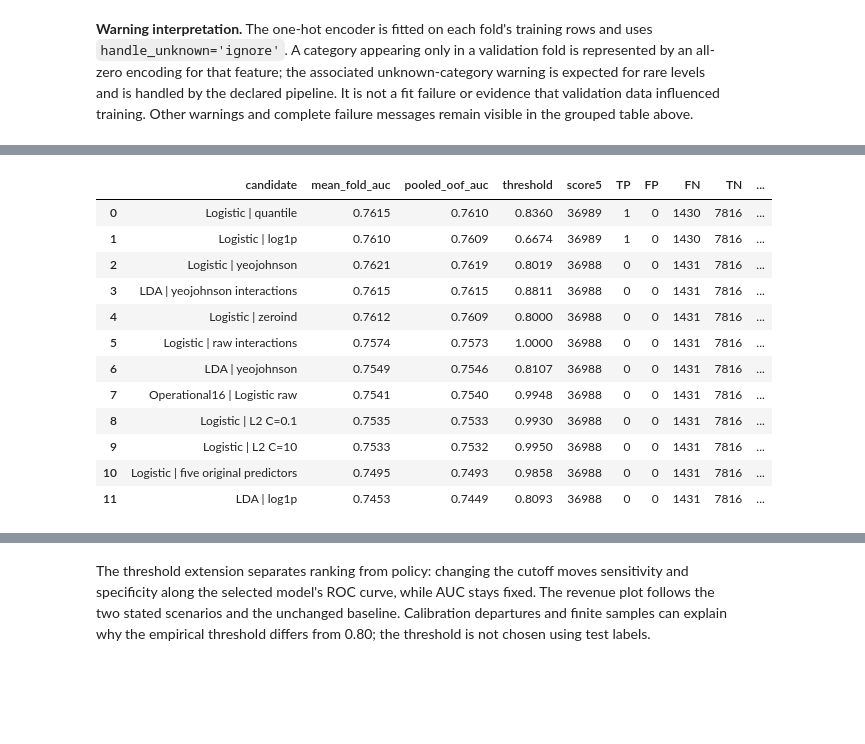
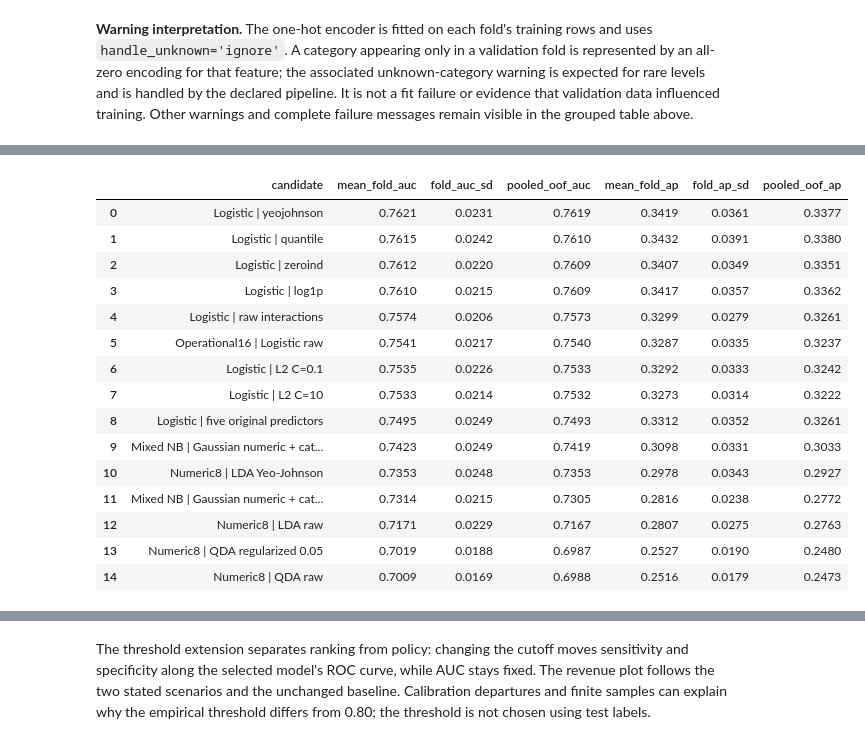
Before and after one commit to lyd-sg/dsa211, a Jupyter notebook: online_shoppers_revised.ipynb, the cells around one changed output, grey strips where cells are left out. Drawn from its saved outputs; the diff is of its cells as text; code cells hidden in the pictures; blank space fills up the shorter version.

Commit message:
fix: align classifier selection and mixed-data models with requirements

```diff
--- a/online_shoppers_revised.ipynb
+++ b/online_shoppers_revised.ipynb
@@ -547,18 +700,19 @@ Scale-normalized Frobenius difference between class covariance matrices: 2.851
 # %%
-CANDIDATES={name:label for name,label in BASELINE_LABELS.items()}
-if repair_row['status']=='OK': CANDIDATES['QDA (regularised)']=repair
+LEGACY_CANDIDATES={name:label for name,label in BASELINE_LABELS.items()}
+if repair_row['status']=='OK': LEGACY_CANDIDATES['QDA (regularised)']=repair
+CANDIDATES={}
 for transform in ['log1p','yeojohnson','quantile','zeroind']:
     for name in ['Logistic','Gaussian NB','LDA']:
         label=f'{name} | {transform}'
         row=evaluate(label,MODELS[name],SAFE,transform,stage='transformation')
-        if row['status']=='OK': CANDIDATES[label]=label
+        if row['status']=='OK': LEGACY_CANDIDATES[label]=label
 five=['ExitRates','ProductRelated_Duration','Month','TrafficType','VisitorType']
 for label,model,columns,transform,poly in [
     ('Logistic | raw interactions',MODELS['Logistic'],SAFE,'raw',True),
     ('Logistic | five original predictors',MODELS['Logistic'],five,'raw',False),
     ('LDA | yeojohnson interactions',MODELS['LDA'],SAFE,'yeojohnson',True)]:
     row=evaluate(label,model,columns,transform,poly,stage='nonlinearity or subset')
-    if row['status']=='OK': CANDIDATES[label]=label
+    if row['status']=='OK': LEGACY_CANDIDATES[label]=label
 for label,model,transform in [
     ('Logistic | L2 C=0.1',LogisticRegression(C=.1,max_iter=3000),'raw'),
     ('Logistic | L2 C=10',LogisticRegression(C=10,max_iter=3000),'raw'),
@@ -566,10 +720,14 @@ for label,model,transform in [
     ('LDA | shrinkage',LinearDiscriminantAnalysis(solver='lsqr',shrinkage='auto'),'raw'),
     ('QDA | regularised 0.01',QuadraticDiscriminantAnalysis(reg_param=.01),'raw')]:
     row=evaluate(label,model,SAFE,transform,stage='model-specific tuning')
-    if row['status']=='OK': CANDIDATES[label]=label
+    if row['status']=='OK': LEGACY_CANDIDATES[label]=label
 LED=pd.DataFrame(LEDGER)
-print(f'Candidate designs recorded: {len(LED)} (expected 29); successful registered operational candidates: {len(CANDIDATES)}')
-display(LED[['stage','candidate','mean_fold_auc','fold_auc_sd','status','warning_count','failure']].round(4))
+# Logistic supports one-hot categories; use only the mixed likelihood and numeric-only alternatives for NB/LDA/QDA.
+CANDIDATES={label:label for label in LEGACY_CANDIDATES.values()
+    if label.startswith('Operational16 | Logistic') or label.startswith('Logistic |')}
+for label in NEW_MODEL_CANDIDATES: CANDIDATES[label]=label
+print(f'Candidate designs recorded: {len(LED)} (expected 35); successful eligible operational candidates: {len(CANDIDATES)}')
+display(LED[['stage','candidate','mean_fold_auc','fold_auc_sd','mean_fold_ap','fold_ap_sd','pooled_oof_ap','status','warning_count','failure']].round(4))
 print('Warnings recorded across all attempted candidate fits (identical messages grouped):')
 display(warning_table())
 # %% [output]
@@ -648,31 +808,38 @@ selection_rows=[]
 for label in CANDIDATES.values():
     result=RESULTS[label]
     if result.get('failure') or 'oof' not in result: continue
-    p=result['oof']
-    threshold,rev=optimal_revenue_threshold(ytr,p)
     selection_rows.append({'candidate':label,'mean_fold_auc':float(np.mean(result['fold_auc'])),
-        'pooled_oof_auc':roc_auc_score(ytr,p),'threshold':threshold,**rev})
+        'fold_auc_sd':float(np.std(result['fold_auc'],ddof=1)),'pooled_oof_auc':roc_auc_score(ytr,result['oof']),
+        'mean_fold_ap':float(np.mean(result['fold_ap'])),'fold_ap_sd':float(np.std(result['fold_ap'],ddof=1)),
+        'pooled_oof_ap':average_precision_score(ytr,result['oof'])})
 SELECTION=pd.DataFrame(selection_rows).sort_values(
-    ['score5','mean_fold_auc','candidate'],ascending=[False,False,True],kind='mergesort').reset_index(drop=True)
+    ['mean_fold_auc','candidate'],ascending=[False,True],kind='mergesort').reset_index(drop=True)
 if SELECTION.empty:
     raise RuntimeError('No registered operational candidate completed five-fold OOF prediction.')
-WINNER=str(SELECTION.iloc[0].candidate); T_OPT=float(SELECTION.iloc[0].threshold)
-P_TRAIN=RESULTS[WINNER]['oof']; CV_AUC=float(SELECTION.iloc[0].mean_fold_auc)
-print('Selection order: exact OOF revenue score, then mean fold AUC, then candidate label.')
-display(SELECTION.head(12).round(4))
-print(f'Winner: {WINNER} | mean fold AUC={CV_AUC:.4f} | pooled OOF AUC={roc_auc_score(ytr,P_TRAIN):.4f} | threshold={T_OPT:.6f}')
+# Freeze classifier by mean fold ROC-AUC before inspecting any revenue threshold.
+WINNER=str(SELECTION.iloc[0].candidate); TOP=SELECTION.iloc[0]
+P_TRAIN=RESULTS[WINNER]['oof']; CV_AUC=float(TOP.mean_fold_auc)
+T_OPT,TRAIN_SELECTION_REVENUE=optimal_revenue_threshold(ytr,P_TRAIN)
+print('Classifier selection: mean five-fold training ROC-AUC, then deterministic candidate label.')
+display(SELECTION.round(4))
+print(f'Frozen AUC-selected model: {WINNER} | mean fold AUC={CV_AUC:.4f} ± {TOP.fold_auc_sd:.4f} | pooled OOF AUC={roc_auc_score(ytr,P_TRAIN):.4f}')
+print('Revenue threshold optimization is now applied only to the frozen model.')
+print(f'Selected-model threshold: {T_OPT:.6f} | training OOF simulated revenue={TRAIN_SELECTION_REVENUE["Rmodel_A"]:.1f}A')
+SELECTED_FOLDS=pd.DataFrame({'fold':np.arange(1,K+1),'ROC-AUC':RESULTS[WINNER]['fold_auc'],'Average precision':RESULTS[WINNER]['fold_ap']})
+print('Selected model fold-level scores (same cached OOF fits):'); display(SELECTED_FOLDS.round(4))
 print('Complete candidate evaluation ledger:'); display(LED)
 
 
 def family_of(label):
     if 'QDA' in label: return 'QDA'
-    if 'Gaussian NB' in label: return 'Gaussian NB'
+    if 'Mixed NB' in label or 'Gaussian NB' in label: return 'Naive Bayes'
     if 'LDA' in label: return 'LDA'
     return 'Logistic'
-AUC_ORDER=SELECTION.sort_values(['mean_fold_auc','candidate'],ascending=[False,True])
-AUC_WINNER=str(AUC_ORDER.iloc[0].candidate)
+AUC_WINNER=WINNER
+AP_ORDER=SELECTION.sort_values(['mean_fold_ap','candidate'],ascending=[False,True])
+AP_WINNER=str(AP_ORDER.iloc[0].candidate)
 family_improvements=[]
-for family,raw_label in BASELINE_LABELS.items():
+for family,raw_label in DEFENSIBLE_BASELINES.items():
     canonical=family_of(family+' '+raw_label)
     family_rows=SELECTION.loc[SELECTION.candidate.map(family_of).eq(canonical)]
     if family_rows.empty: continue
@@ -683,19 +850,12 @@ for family,raw_label in BASELINE_LABELS.items():
         'best mean fold AUC':float(best_family.mean_fold_auc),
         'AUC change vs reference':float(best_family.mean_fold_auc-raw_auc) if np.isfinite(raw_auc) else np.nan})
 FAMILY_AUC=pd.DataFrame(family_improvements).drop_duplicates('family').set_index('family')
-print('Discrimination improvement by family; AUC and revenue are distinct objectives:')
+print('Discrimination improvement by family (AUC); revenue is optimized only for the AUC-selected model:')
 display(FAMILY_AUC.round(4))
-print(f'AUC winner: {AUC_WINNER} (mean fold AUC {AUC_ORDER.iloc[0].mean_fold_auc:.4f}); revenue winner: {WINNER} (OOF revenue {SELECTION.iloc[0].Rmodel_A:.1f}A at threshold {T_OPT:.4f}).')
-if AUC_WINNER != WINNER:
-    print('The selected revenue policy differs from the highest-AUC model because ranking and thresholded simulated revenue optimize different quantities.')
+print(f'Highest-AUC model: {WINNER} (mean fold AUC {CV_AUC:.4f}); highest mean-fold AP model: {AP_WINNER} (mean fold AP {AP_ORDER.iloc[0].mean_fold_ap:.4f}).')
+if AP_WINNER != WINNER:
+    print('The AP leader differs from the AUC-selected model; AP is descriptive and does not change the predeclared ROC-AUC selection rule.')
 
-if 'QDA' not in BASELINE_LABELS and 'QDA (regularised)' in BASELINE_LABELS:
-    print('QDA reference in this table is the separately labelled regularised model because the unregularised operational QDA fit failed; the raw failure remains in the ledger.')
-
-log_reference=SELECTION.loc[SELECTION.candidate.eq('Logistic | log1p')]
-if not log_reference.empty:
-    log_revenue=float(log_reference.iloc[0].Rmodel_A)
-    revenue_margin=float(SELECTION.iloc[0].Rmodel_A-log_revenue)
-    print(f"Selected OOF revenue minus Logistic | log1p OOF revenue: {revenue_margin:+.1f}A (selected={SELECTION.iloc[0].Rmodel_A:.1f}A; log1p={log_revenue:.1f}A).")
-    print('A very small OOF revenue margin, even with an AUC tie-break, does not establish robust superiority; both model and cutoff were selected on these same OOF predictions.')
+if QDA_REFERENCE==NUM_QDA_REG:
+    print('The numerical-only QDA reference is the separately labelled regularized specification because unregularized numeric QDA failed; the raw failure remains in the ledger.')
 # %% [output]
@@ -703,13 +863,16 @@ Selection order: exact OOF revenue score, then mean fold AUC, then candidate lab
-|  | candidate | mean_fold_auc | pooled_oof_auc | threshold | score5 | TP | FP | FN | TN | ... |
-| 0 | Logistic | quantile | 0.7615 | 0.7610 | 0.8360 | 36989 | 1 | 0 | 1430 | 7816 | ... |
-| 1 | Logistic | log1p | 0.7610 | 0.7609 | 0.6674 | 36989 | 1 | 0 | 1430 | 7816 | ... |
-| 2 | Logistic | yeojohnson | 0.7621 | 0.7619 | 0.8019 | 36988 | 0 | 0 | 1431 | 7816 | ... |
-| 3 | LDA | yeojohnson interactions | 0.7615 | 0.7615 | 0.8811 | 36988 | 0 | 0 | 1431 | 7816 | ... |
-| 4 | Logistic | zeroind | 0.7612 | 0.7609 | 0.8000 | 36988 | 0 | 0 | 1431 | 7816 | ... |
-| 5 | Logistic | raw interactions | 0.7574 | 0.7573 | 1.0000 | 36988 | 0 | 0 | 1431 | 7816 | ... |
-| 6 | LDA | yeojohnson | 0.7549 | 0.7546 | 0.8107 | 36988 | 0 | 0 | 1431 | 7816 | ... |
-| 7 | Operational16 | Logistic raw | 0.7541 | 0.7540 | 0.9948 | 36988 | 0 | 0 | 1431 | 7816 | ... |
-| 8 | Logistic | L2 C=0.1 | 0.7535 | 0.7533 | 0.9930 | 36988 | 0 | 0 | 1431 | 7816 | ... |
-| 9 | Logistic | L2 C=10 | 0.7533 | 0.7532 | 0.9950 | 36988 | 0 | 0 | 1431 | 7816 | ... |
-| 10 | Logistic | five original predictors | 0.7495 | 0.7493 | 0.9858 | 36988 | 0 | 0 | 1431 | 7816 | ... |
-| 11 | LDA | log1p | 0.7453 | 0.7449 | 0.8093 | 36988 | 0 | 0 | 1431 | 7816 | ... |
+|  | candidate | mean_fold_auc | fold_auc_sd | pooled_oof_auc | mean_fold_ap | fold_ap_sd | pooled_oof_ap |
+| 0 | Logistic | yeojohnson | 0.7621 | 0.0231 | 0.7619 | 0.3419 | 0.0361 | 0.3377 |
+| 1 | Logistic | quantile | 0.7615 | 0.0242 | 0.7610 | 0.3432 | 0.0391 | 0.3380 |
+| 2 | Logistic | zeroind | 0.7612 | 0.0220 | 0.7609 | 0.3407 | 0.0349 | 0.3351 |
+| 3 | Logistic | log1p | 0.7610 | 0.0215 | 0.7609 | 0.3417 | 0.0357 | 0.3362 |
+| 4 | Logistic | raw interactions | 0.7574 | 0.0206 | 0.7573 | 0.3299 | 0.0279 | 0.3261 |
+| 5 | Operational16 | Logistic raw | 0.7541 | 0.0217 | 0.7540 | 0.3287 | 0.0335 | 0.3237 |
+| 6 | Logistic | L2 C=0.1 | 0.7535 | 0.0226 | 0.7533 | 0.3292 | 0.0333 | 0.3242 |
+| 7 | Logistic | L2 C=10 | 0.7533 | 0.0214 | 0.7532 | 0.3273 | 0.0314 | 0.3222 |
+| 8 | Logistic | five original predictors | 0.7495 | 0.0249 | 0.7493 | 0.3312 | 0.0352 | 0.3261 |
+| 9 | Mixed NB | Gaussian numeric + cat... | 0.7423 | 0.0249 | 0.7419 | 0.3098 | 0.0331 | 0.3033 |
+| 10 | Numeric8 | LDA Yeo-Johnson | 0.7353 | 0.0248 | 0.7353 | 0.2978 | 0.0343 | 0.2927 |
+| 11 | Mixed NB | Gaussian numeric + cat... | 0.7314 | 0.0215 | 0.7305 | 0.2816 | 0.0238 | 0.2772 |
+| 12 | Numeric8 | LDA raw | 0.7171 | 0.0229 | 0.7167 | 0.2807 | 0.0275 | 0.2763 |
+| 13 | Numeric8 | QDA regularized 0.05 | 0.7019 | 0.0188 | 0.6987 | 0.2527 | 0.0190 | 0.2480 |
+| 14 | Numeric8 | QDA raw | 0.7009 | 0.0169 | 0.6988 | 0.2516 | 0.0179 | 0.2473 |
```
Also changed, not shown: parts of 26 cells of this notebook, 7 other files.
